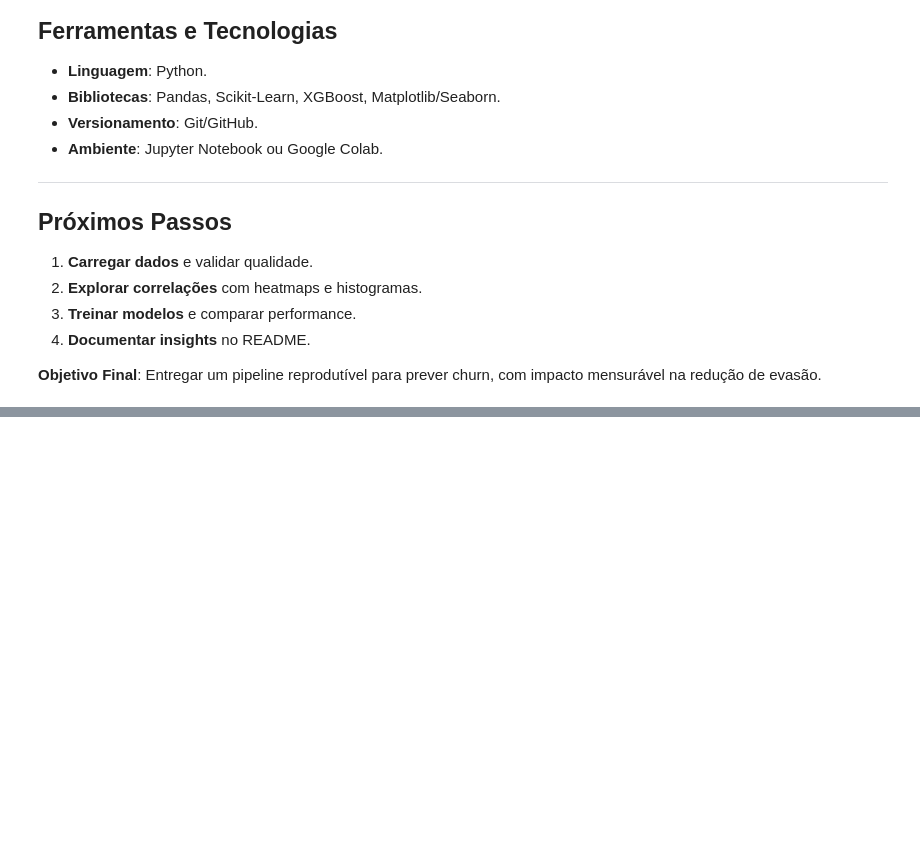
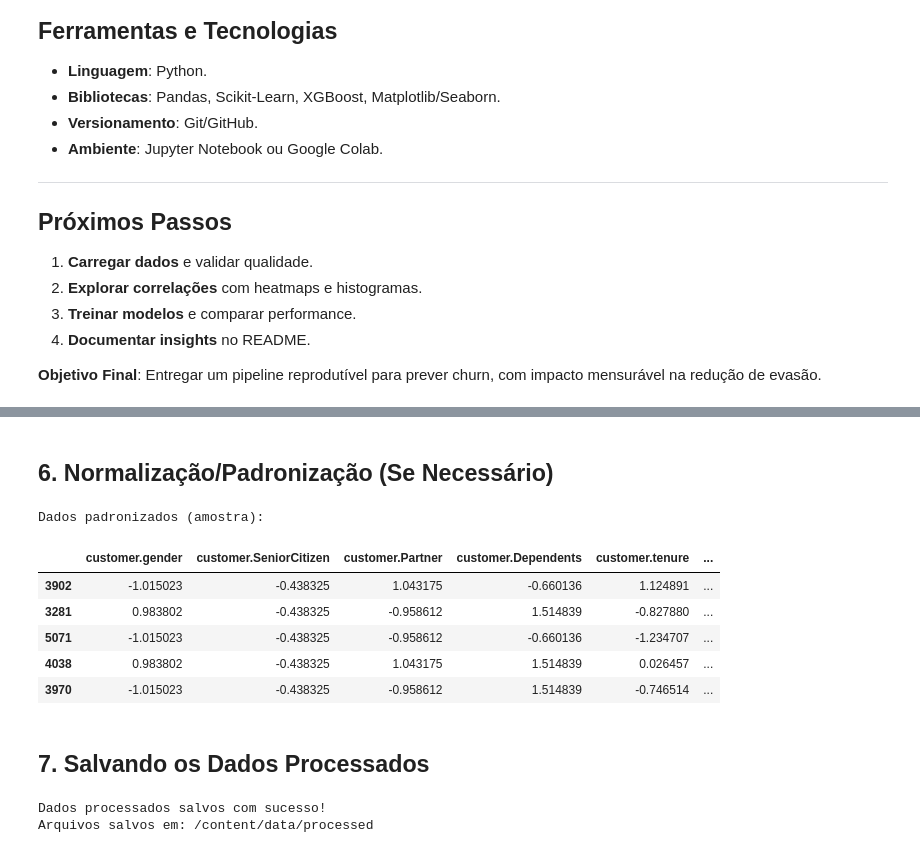
Before and after one commit to anandamatos/telecom-x2, a Jupyter notebook: notebooks/index.ipynb, the cells around one changed output, grey strips where cells are left out. Drawn from its saved outputs; the diff is of its cells as text; code cells hidden in the pictures; blank space fills up the shorter version.

```diff
--- a/notebooks/index.ipynb
+++ b/notebooks/index.ipynb
@@ -66,0 +222,9 @@ TELECOM-X2/
+# %%
+# Verificar se a target tem valores NaN
+print("\nValores NaN na target:", y.isna().sum())
+
+# Se houver NaN na target, remover as linhas correspondentes
+if y.isna().sum() > 0:
+    valid_indices = y.dropna().index
+    X = X.loc[valid_indices]
+    y = y.loc[valid_indices]
@@ -66,0 +302,58 @@ TELECOM-X2/
+# %% [markdown]
+## 6. Normalização/Padronização (Se Necessário)
+# %%
+from sklearn.preprocessing import StandardScaler, MinMaxScaler
+
+# Selecionar apenas colunas numéricas (excluindo variáveis dummy criadas)
+numeric_cols = X_train.select_dtypes(include=['int64', 'float64']).columns
+
+# Padronização (StandardScaler)
+scaler = StandardScaler()
+X_train_scaled = X_train.copy()
+X_train_scaled[numeric_cols] = scaler.fit_transform(X_train[numeric_cols])
+
+# Aplicar a mesma transformação nos dados de teste
+X_test_scaled = X_test.copy()
+X_test_scaled[numeric_cols] = scaler.transform(X_test[numeric_cols])
+
+print("\nDados padronizados (amostra):")
+display(X_train_scaled.head())
+# %% [output]
+Dados padronizados (amostra):
+|  | customer.gender | customer.SeniorCitizen | customer.Partner | customer.Dependents | customer.tenure | ... |
+| 3902 | -1.015023 | -0.438325 | 1.043175 | -0.660136 | 1.124891 | ... |
+| 3281 | 0.983802 | -0.438325 | -0.958612 | 1.514839 | -0.827880 | ... |
+| 5071 | -1.015023 | -0.438325 | -0.958612 | -0.660136 | -1.234707 | ... |
+| 4038 | 0.983802 | -0.438325 | 1.043175 | 1.514839 | 0.026457 | ... |
+| 3970 | -1.015023 | -0.438325 | -0.958612 | 1.514839 | -0.746514 | ... |
+# %% [markdown]
+## 7. Salvando os Dados Processados
+# %%
+import os
+import pandas as pd
+
+# 1. Definir o caminho base
+base_dir = 'data/processed'
+
+# 2. Criar a estrutura de diretórios se não existir
+os.makedirs(base_dir, exist_ok=True)
+
+# 3. Verificar se os DataFrames existem
+try:
+    # Salvar os dados processados
+    df_encoded.to_csv(f'{base_dir}/telecom_encoded.csv', index=False)
+    X_train_smote.to_csv(f'{base_dir}/X_train_smote.csv', index=False)  # Usando X_train_smote do SMOTE
+    X_test.to_csv(f'{base_dir}/X_test.csv', index=False)
+    pd.Series(y_train_smote).to_csv(f'{base_dir}/y_train_smote.csv', index=False)  # y_train após SMOTE
+    y_test.to_csv(f'{base_dir}/y_test.csv', index=False)
+
+    print("Dados processados salvos com sucesso!")
+    print(f"Arquivos salvos em: {os.path.abspath(base_dir)}")
+
+except NameError as e:
+    print(f"Erro: {str(e)} - Verifique se todas as variáveis estão definidas")
+except Exception as e:
+    print(f"Erro ao salvar arquivos: {str(e)}")
+# %% [output]
+Dados processados salvos com sucesso!
+Arquivos salvos em: /content/data/processed
```
Also changed, not shown: parts of 14 cells of this notebook, 1 other file.
